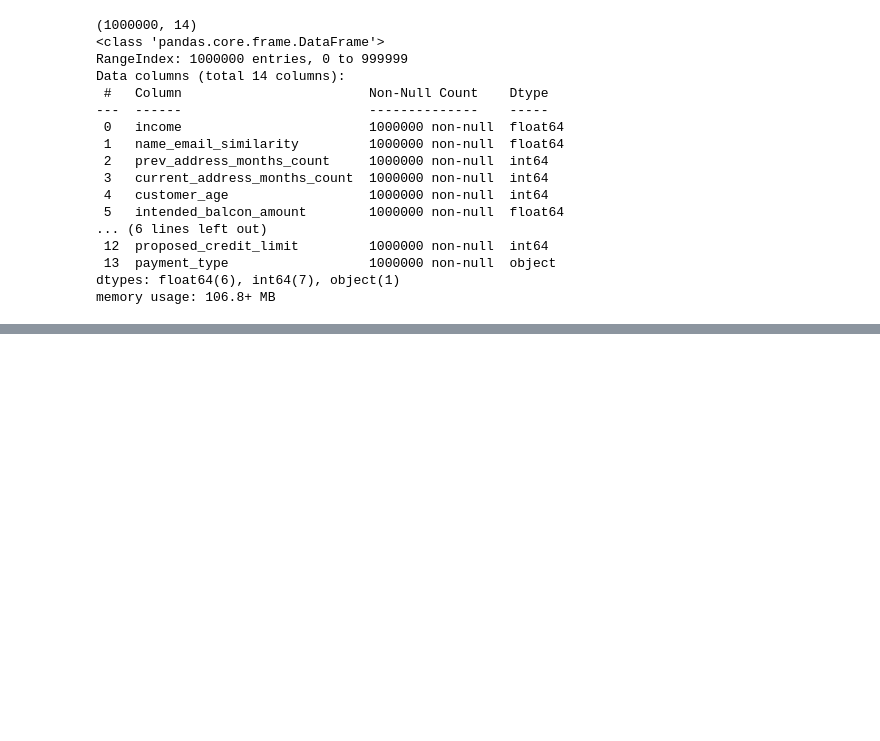
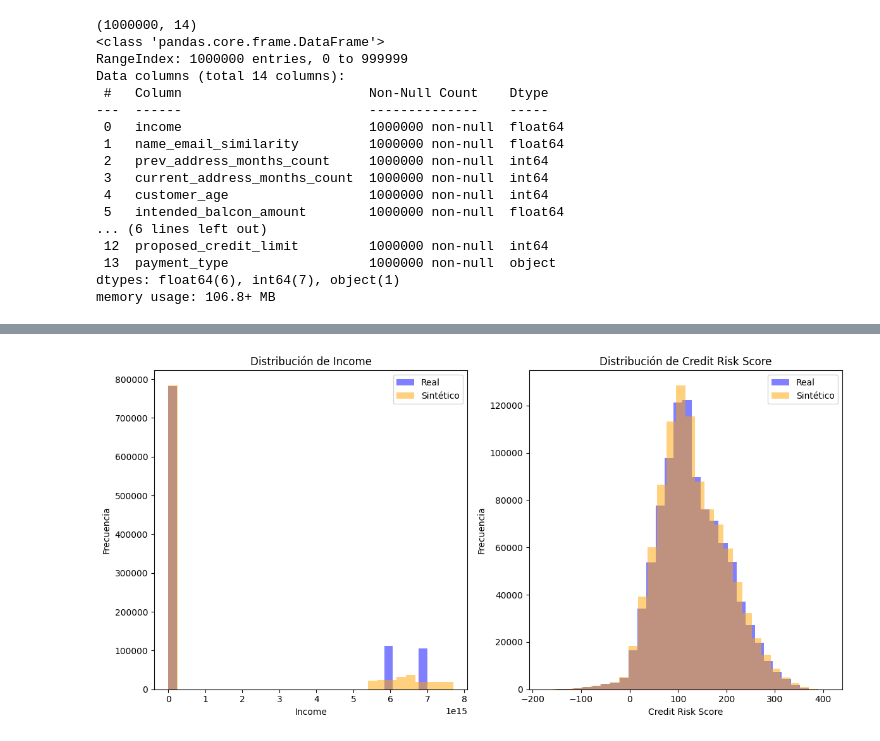
Before and after one commit to diegoOrd123/Examen-Primer-parcial, a Jupyter notebook: Primer_parcial.ipynb, the cells around one changed output, grey strips where cells are left out. Cells and saved outputs as stored; diff of their text form; code cells hidden in the pictures; blank space fills up the shorter version.

```diff
--- a/Primer_parcial.ipynb
+++ b/Primer_parcial.ipynb
@@ -176,2 +185,28 @@ print(X)
 
 [2000000 rows x 16 columns]
+# %%
+plt.figure(figsize=(12, 6))
+
+# Gráfico para 'income'
+plt.subplot(1, 2, 1)
+plt.hist(data['income'], bins=30, alpha=0.5, label='Real', color='blue')
+plt.hist(syntheticData['income'], bins=30, alpha=0.5, label='Sintético', color='orange')
+plt.title('Distribución de Income')
+plt.xlabel('Income')
+plt.ylabel('Frecuencia')
+plt.legend()
+
+# Gráfico para 'credit_risk_score'
+plt.subplot(1, 2, 2)
+plt.hist(data['credit_risk_score'], bins=30, alpha=0.5, label='Real', color='blue')
+plt.hist(syntheticData['credit_risk_score'], bins=30, alpha=0.5, label='Sintético', color='orange')
+plt.title('Distribución de Credit Risk Score')
+plt.xlabel('Credit Risk Score')
+plt.ylabel('Frecuencia')
+plt.legend()
+
+# Mostrar gráficos
+plt.tight_layout()
+plt.show()
+# %% [output]
+[figure, added]
```
Also changed, not shown: parts of 8 cells of this notebook.
